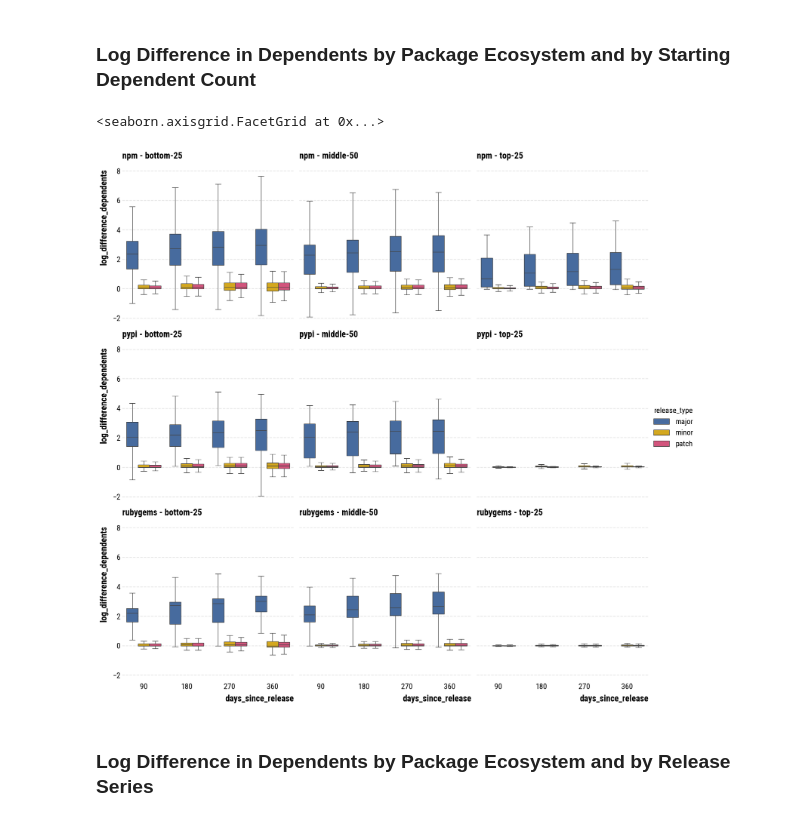
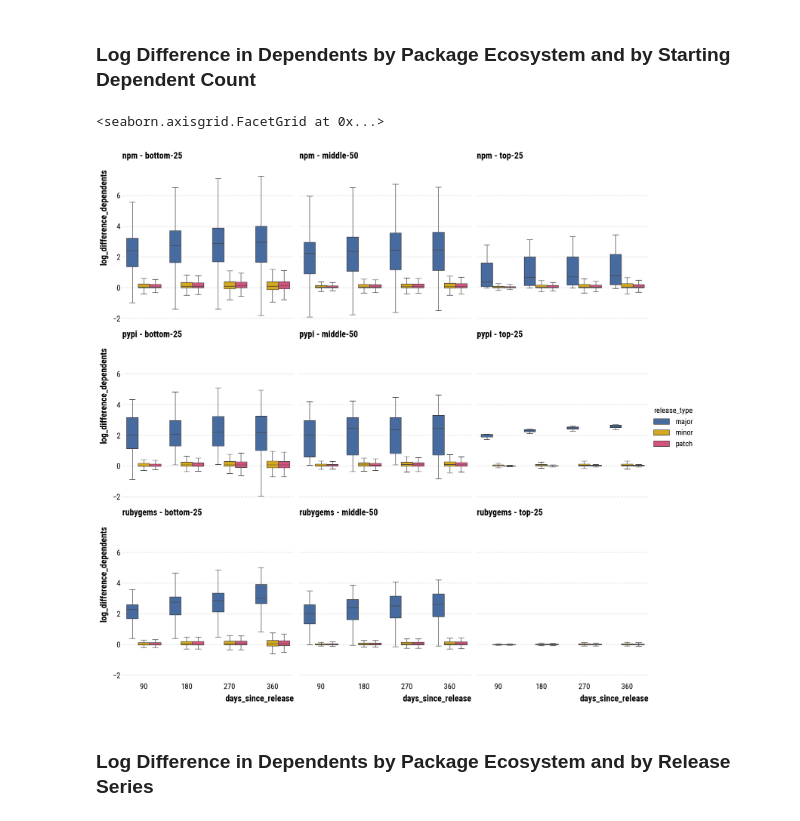
Before and after one commit to evamaxfield/dg-uoi-analysis, a Jupyter notebook: notebooks/pkg-releases-metrics.ipynb, the cells around one changed output. Cells and saved outputs as stored; diff of their text form; code cells hidden in the pictures.

```diff
--- a/notebooks/pkg-releases-metrics.ipynb
+++ b/notebooks/pkg-releases-metrics.ipynb
@@ -409,20 +402,12 @@ log_diff_dependents_ecosystem_release_type = (
         pl.col("normalized_package_manager"),
         pl.col("release_type"),
         # Quantile bins for num_dependents
-        pl.when(
-            pl.col("num_dependents_on_release_date").lt(
-                pl.col("num_dependents_on_release_date").quantile(0.25)
-            ),
+        pl.col("num_dependents_on_release_date")
+        .qcut(
+            [0.25, 0.75],
+            labels=["bottom-25", "middle-50", "top-25"],
         )
-        .then(pl.lit("bottom-25"))
-        .when(
-            pl.col("num_dependents_on_release_date").is_between(
-                pl.col("num_dependents_on_release_date").quantile(0.25),
-                pl.col("num_dependents_on_release_date").quantile(0.75),
-            ),
-        )
-        .then(pl.lit("middle-50"))
-        .otherwise(pl.lit("top-25"))
+        .over("normalized_package_manager")
         .alias("num_dependents_quantile"),
         # Version series bins
         pl.when(
@@ -455,34 +440,34 @@ log_diff_dependents_ecosystem_release_type = (
         pl.col("days_since_release")
         .str.replace(
             r"^(log_difference_dependents_)(\d+)(_days)$",
             r"$2",
         )
         .cast(pl.Int32)
         .alias("days_since_release"),
     )
     .sort(by=["release_type"])
     .collect()
 )
 
 # Plot pct growth dependents
 g = sns.catplot(
     data=log_diff_dependents_ecosystem_release_type,
     x="days_since_release",
     y="log_difference_dependents",
     hue="release_type",
     hue_order=["major", "minor", "patch"],
     kind="box",
     row="normalized_package_manager",
     row_order=["npm", "pypi", "rubygems"],
     col="num_dependents_quantile",
     col_order=["bottom-25", "middle-50", "top-25"],
     showfliers=False,
 )
 
 g.set_titles("{row_name} - {col_name}")
 # %% [output]
 <seaborn.axisgrid.FacetGrid at 0x...>
-[figure, old version]
+[figure, new version]
 # %% [markdown]
 ### Log Difference in Dependents by Package Ecosystem and by Release Series
 # %%
```
Also changed, not shown: parts of 1 cell of this notebook, 1 other file.
